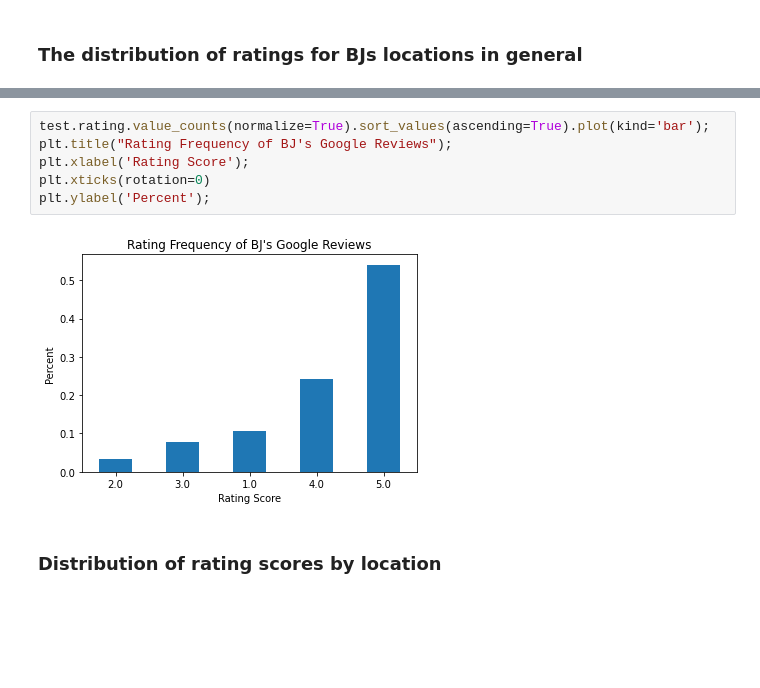
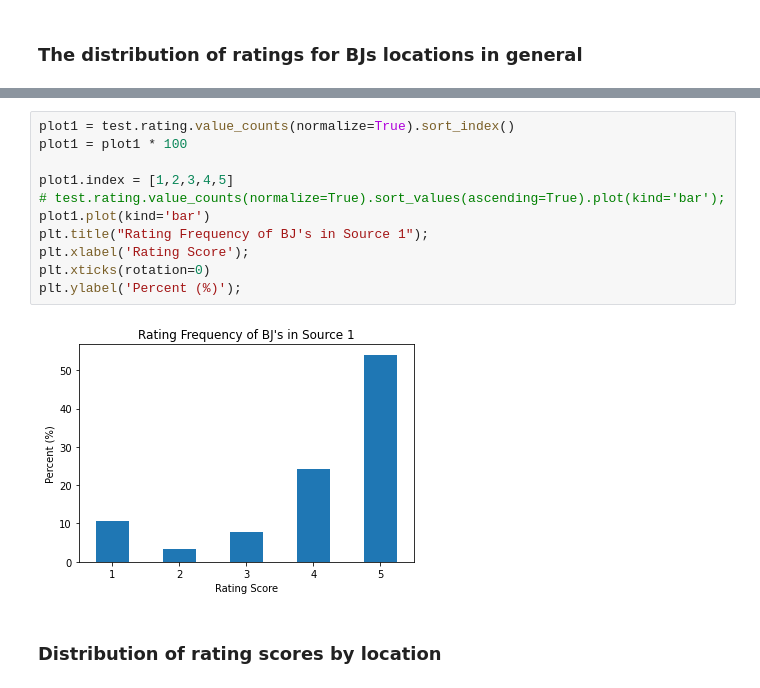
Before and after one commit to kennyzhou9/Capstone-Project-Team19, a Jupyter notebook: google_reviews_analysis.ipynb, the cells around one changed output, grey strips where cells are left out. Drawn from its saved outputs; the diff is of its cells as text; blank space fills up the shorter version.

```diff
--- a/google_reviews_analysis.ipynb
+++ b/google_reviews_analysis.ipynb
@@ -191,11 +288,16 @@ processed_reviews.shape
 # %%
-test.rating.value_counts(normalize=True).sort_values(ascending=True).plot(kind='bar');
-plt.title("Rating Frequency of BJ's Google Reviews");
+plot1 = test.rating.value_counts(normalize=True).sort_index()
+plot1 = plot1 * 100
+
+plot1.index = [1,2,3,4,5]
+# test.rating.value_counts(normalize=True).sort_values(ascending=True).plot(kind='bar');
+plot1.plot(kind='bar')
+plt.title("Rating Frequency of BJ's in Source 1");
 plt.xlabel('Rating Score');
 plt.xticks(rotation=0)
-plt.ylabel('Percent');
+plt.ylabel('Percent (%)');
 # %% [output]
-[figure, old version]
+[figure, new version]
 # %% [markdown]
 ### Distribution of rating scores by location
 # %%
```
Also changed, not shown: parts of 13 cells of this notebook, 2 other files.
